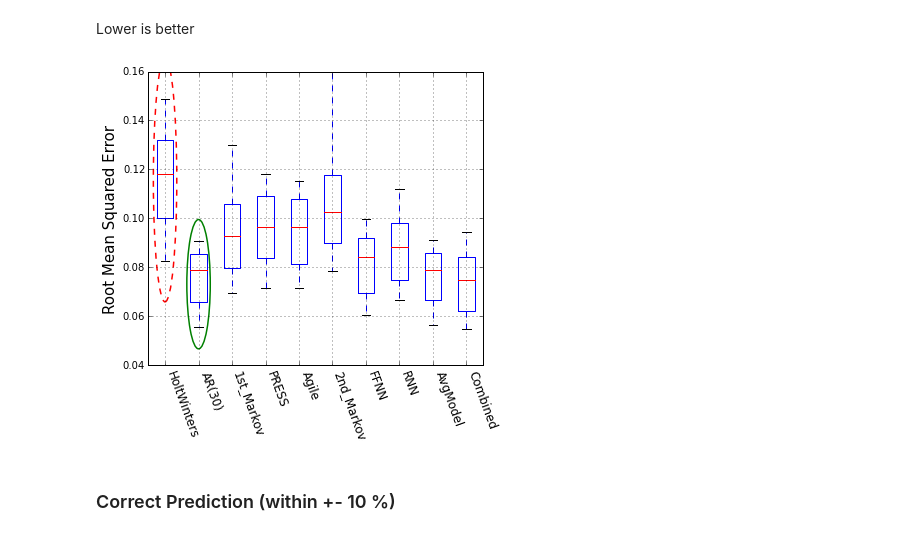
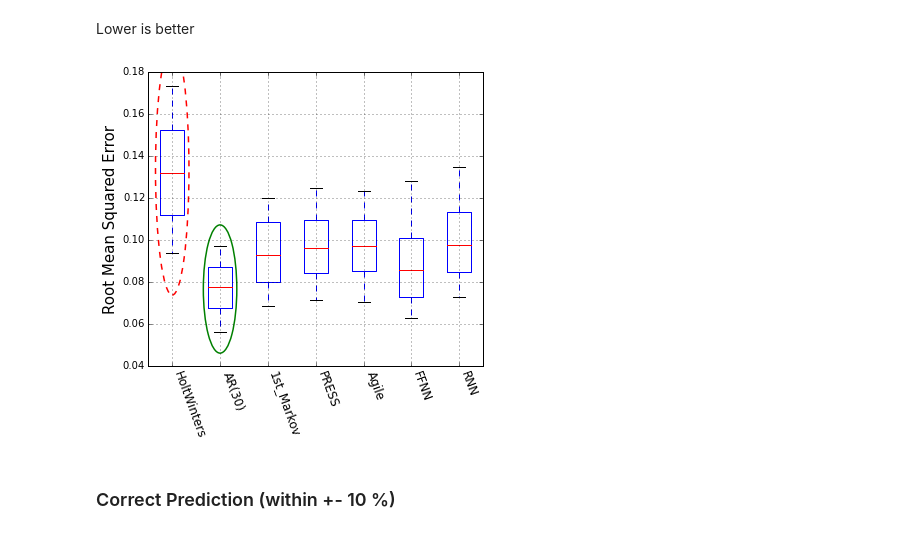
Before and after one commit to Manrich121/ForecastingCloud, a Jupyter notebook: DataPlot/src/model_evaluations_cpu.ipynb, the cells around one changed output. Saved outputs shown, nothing was run; the diff lists cells and outputs as text; code cells hidden in the pictures.

Commit message:
Completed Rnn 5x. Next will 2nd Markov

```diff
--- a/DataPlot/src/model_evaluations_cpu.ipynb
+++ b/DataPlot/src/model_evaluations_cpu.ipynb
@@ -26,16 +26,18 @@ fnn = np.genfromtxt("d:/data/results/cpu_fnn.csv", delimiter=',')
 rnn = np.genfromtxt("d:/data/results/cpu_rnn.csv", delimiter=',')
 avg = np.genfromtxt("d:/data/results/cpu_avg.csv", delimiter=',')
 combo = np.genfromtxt("d:/data/results/cpu_combo.csv", delimiter=',')
-labs = ['HoltWinters', 'AR(30)', '1st_Markov', 'PRESS', 'Agile','2nd_Markov', 'FFNN', 'RNN', 'AvgModel', 'Combined']
+labs = ['HoltWinters', 'AR(30)', '1st_Markov', 'PRESS', 'Agile', 'FFNN', 'RNN',]#'2nd_Markov', 'AvgModel', 'Combined']
 # %%
-# for i in range(2,6):
-#     holtwinters=np.append(holtwinters,np.genfromtxt("d:/data/results/cpu"+str(i)+"_hw.csv", delimiter=','),axis=0)
-#     autoreg=np.append(autoreg,np.genfromtxt("d:/data/results/cpu"+str(i)+"_ar.csv", delimiter=','),axis=0)
-#     markov1=np.append(markov1,np.genfromtxt("d:/data/results/cpu"+str(i)+"_markov1.csv", delimiter=','),axis=0)
-#     press=np.append(press,np.genfromtxt("d:/data/results/cpu"+str(i)+"_press.csv", delimiter=','),axis=0)
-#     agile=np.append(agile,np.genfromtxt("d:/data/results/cpu"+str(i)+"_agile.csv", delimiter=','),axis=0)
+for i in range(2,6):
+    holtwinters=np.append(holtwinters,np.genfromtxt("d:/data/results/cpu"+str(i)+"_hw.csv", delimiter=','),axis=0)
+    autoreg=np.append(autoreg,np.genfromtxt("d:/data/results/cpu"+str(i)+"_ar.csv", delimiter=','),axis=0)
+    markov1=np.append(markov1,np.genfromtxt("d:/data/results/cpu"+str(i)+"_markov1.csv", delimiter=','),axis=0)
+    press=np.append(press,np.genfromtxt("d:/data/results/cpu"+str(i)+"_press.csv", delimiter=','),axis=0)
+    agile=np.append(agile,np.genfromtxt("d:/data/results/cpu"+str(i)+"_agile.csv", delimiter=','),axis=0)
+    fnn=np.append(fnn,np.genfromtxt("d:/data/results/cpu"+str(i)+"_fnn.csv", delimiter=','),axis=0)
+    rnn=np.append(rnn,np.genfromtxt("d:/data/results/cpu"+str(i)+"_rnn.csv", delimiter=','),axis=0)
 
-results = np.array([holtwinters, autoreg, markov1, press, agile, markov2, fnn, rnn, avg, combo])
+results = np.array([holtwinters, autoreg, markov1, press, agile, fnn, rnn])#, markov2, avg, combo])
 # %% [markdown]
 ### RMSE
 # %% [markdown]
@@ -72,17 +74,17 @@ def elp(pltdic, best='min',skiplast=2):
 # %%
 plt.figure(figsize=(6,6))
 plt.xticks(horizontalalignment='left',rotation=-70, size='large')
-pltdic = plt.boxplot([results[i,:,0] for i in range(len(labs))], whis=[10,90], showfliers=False, labels=labs);
+pltdic = plt.boxplot([results[i][:,0] for i in range(len(labs))], whis=[10,90], showfliers=False, labels=labs);
 plt.subplots_adjust(bottom=0.22)
 plt.ylabel('Root Mean Squared Error', fontsize=15)
 plt.grid()
 e = elp(pltdic, 'min')
 plt.gca().add_patch(e[0])
 plt.gca().add_patch(e[1])
-plt.savefig("D:/data/results_figs/cpu_rmse.pdf", type='pdf')
+# plt.savefig("D:/data/results_figs/cpu_rmse.pdf", type='pdf')
 plt.show()
 # %% [output]
-[figure, old version]
+[figure, new version]
 # %% [markdown]
 ### Correct Prediction (within +- 10 %)
 # %% [markdown]
```
Also changed, not shown: 5 other files.
